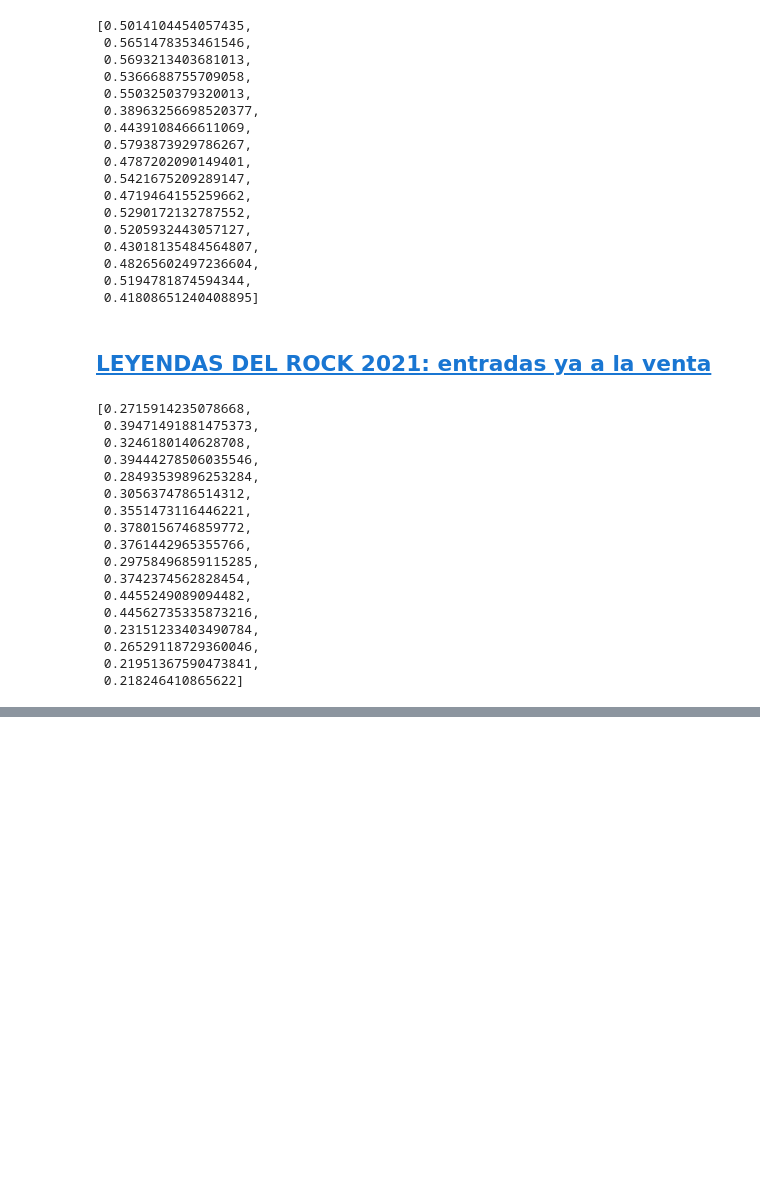
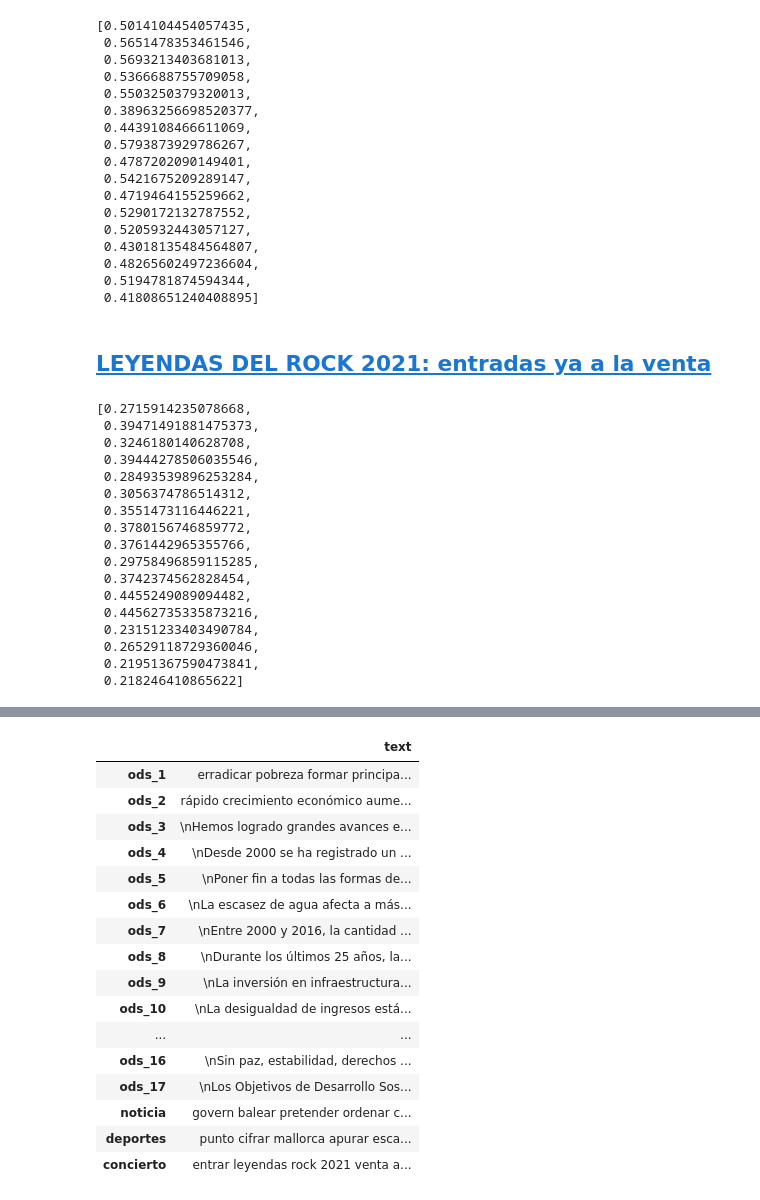
Before and after one commit to michelangelocasablancas/ods, a Jupyter notebook: ipynb/20200714_ods.ipynb, the cells around one changed output, grey strips where cells are left out. Drawn from its saved outputs; the diff is of its cells as text; code cells hidden in the pictures; blank space fills up the shorter version.

```diff
--- a/ipynb/20200714_ods.ipynb
+++ b/ipynb/20200714_ods.ipynb
@@ -245,0 +364,26 @@ concierto = clean_tweets(concierto)
+# %%
+ods_15 = """
+La vida humana depende de la tierra tanto como del océano para su sustento y subsistencia. La flora provee el 80% de la alimentación humana y la agricultura representa un recurso económico y un medio de desarrollo importante. A su vez, los bosques cubren el 30% de la superficie terrestre, proveen hábitats cruciales a millones de especies y son fuente importante de aire limpio y agua. Además, son fundamentales para combatir el cambio climático.
+
+Cada año se pierden 13 millones de hectáreas de bosques, mientras que la degradación persistente de las tierras secas ha llevado a la desertificación de 3.600 millones de hectáreas, afectando desproporcionadamente a las comunidades pobres.
+
+Mientras que el 15% de la tierra está protegida, la biodiversidad todavía está en riesgo. Cerca de 7.000 especies de animales y plantas han sido objeto del comercio ilegal. El tráfico de vida silvestre no solo erosiona la biodiversidad, sino que crea inseguridad, alimenta el conflicto y alimenta la corrupción.
+
+Se deben tomar medidas urgentes para reducir la pérdida de hábitats naturales y biodiversidad que forman parte de nuestro patrimonio común y apoyar la seguridad alimentaria y del agua a nivel mundial, la mitigación y adaptación al cambio climático, y la paz y la seguridad.
+"""
+# %%
+ods_16 = """
+Sin paz, estabilidad, derechos humanos y gobernabilidad efectiva basada en el Estado de derecho, no es posible alcanzar el desarrollo sostenible. Vivimos en un mundo cada vez más dividido. Algunas regiones gozan de niveles permanentes de paz, seguridad y prosperidad, mientras que otras caen en ciclos aparentemente eternos de conflicto y violencia. De ninguna manera se trata de algo inevitable y debe ser abordado.
+
+Los altos niveles de violencia armada e inseguridad tienen consecuencias destructivas para el desarrollo de un país, afectan el crecimiento económico y resultan a menudo en agravios arraigados que pueden extenderse por generaciones. La violencia sexual, los delitos, la explotación y la tortura también son fenómenos generalizados donde existen conflictos o no hay Estado de derecho y los países deben tomar medidas para proteger a los sectores que corren más riesgos.
+
+Los Objetivos de Desarrollo Sostenible buscan reducir sustancialmente todas las formas de violencia y trabajan con los gobiernos y las comunidades para encontrar soluciones duraderas a los conflictos e inseguridad. El fortalecimiento del Estado de derecho y la promoción de los derechos humanos es fundamental en este proceso, así como la reducción del flujo de armas ilícitas y la consolidación de la participación de los países en desarrollo en las instituciones de gobernabilidad mundial.
+"""
+# %%
+ods_17 = """
+Los Objetivos de Desarrollo Sostenible solo se pueden lograr con el compromiso decidido a favor de alianzas mundiales y cooperación. La Asistencia Oficial para el Desarrollo se mantuvo estable pero por debajo del objetivo, a US$147.000 millones en 2017, mientras que las crisis humanitarias provocadas por conflictos o desastres naturales continúan demandando más recursos y ayuda financiera. Muchos países también requieren de esta asistencia para estimular el crecimiento y el intercambio comercial.
+
+Hoy el mundo está más interconectado que nunca. Mejorar el acceso a la tecnología y los conocimientos es una forma importante de intercambiar ideas y propiciar la innovación. Para lograr el crecimiento y desarrollo sostenibles, es vital que se coordinen las políticas para ayudar a los países en desarrollo a manejar su deuda y para promover inversiones para los menos desarrollados.
+
+La finalidad de los objetivos es mejorar la cooperación Norte-Sur y Sur-Sur, apoyando los planes nacionales en el cumplimiento de todas las metas. Promover el comercio internacional y ayudar a los países en desarrollo para que aumenten sus exportaciones, forma parte del desafío de lograr un sistema de comercio universal equitativo y basado en reglas que sea justo, abierto y beneficie a todos.
+"""
@@ -245,0 +417,23 @@ concierto = clean_tweets(concierto)
+# %%
+df = pd.DataFrame([ods_1, ods_2, ods_3, ods_4, ods_5, ods_6, ods_7, ods_8, ods_9,
+                   ods_10, ods_11, ods_12, ods_13, ods_14, ods_15, ods_16, ods_17,
+                   noticia, deportes, concierto], index=df_index, columns=['text'])
+df
+# %% [output]
+|  | text |
+| ods_1 | erradicar pobreza formar principa... |
+| ods_2 | rápido crecimiento económico aume... |
+| ods_3 | \nHemos logrado grandes avances e... |
+| ods_4 | \nDesde 2000 se ha registrado un ... |
+| ods_5 | \nPoner fin a todas las formas de... |
+| ods_6 | \nLa escasez de agua afecta a más... |
+| ods_7 | \nEntre 2000 y 2016, la cantidad ... |
+| ods_8 | \nDurante los últimos 25 años, la... |
+| ods_9 | \nLa inversión en infraestructura... |
+| ods_10 | \nLa desigualdad de ingresos está... |
+| ... | ... |
+| ods_16 | \nSin paz, estabilidad, derechos ... |
+| ods_17 | \nLos Objetivos de Desarrollo Sos... |
+| noticia | govern balear pretender ordenar c... |
+| deportes | punto cifrar mallorca apurar esca... |
+| concierto | entrar leyendas rock 2021 venta a... |
```
Also changed, not shown: parts of 23 cells of this notebook, 1 other file.
